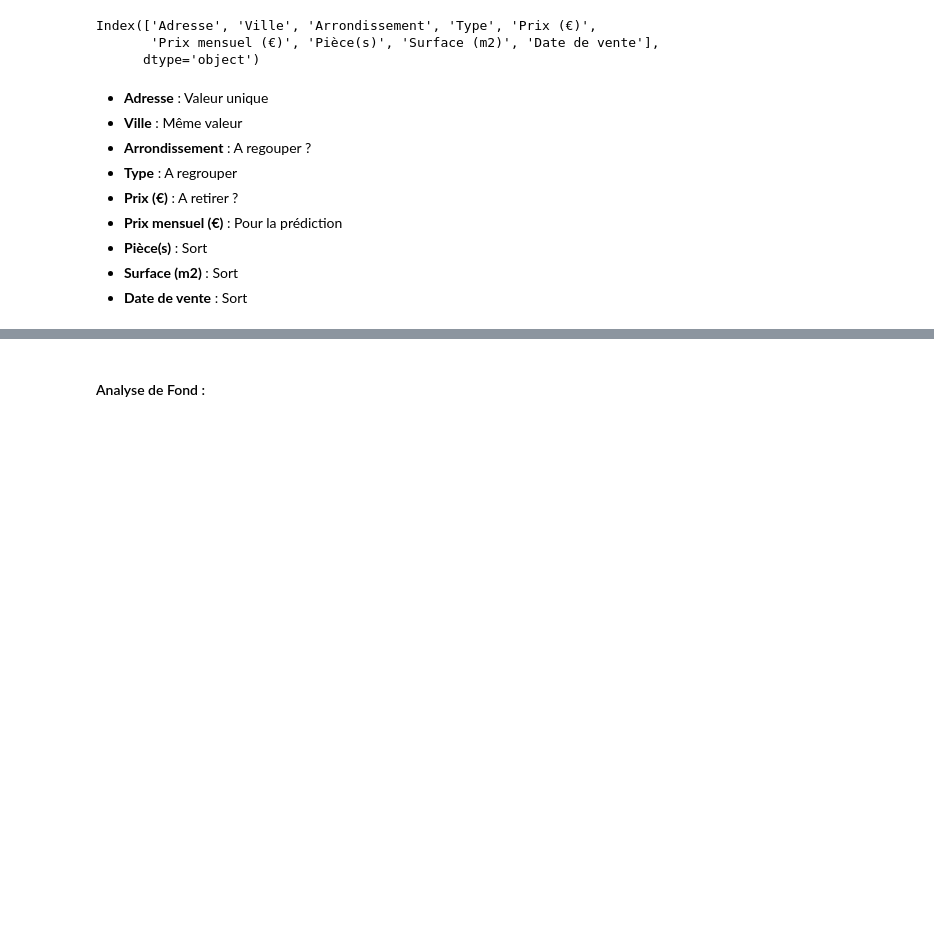
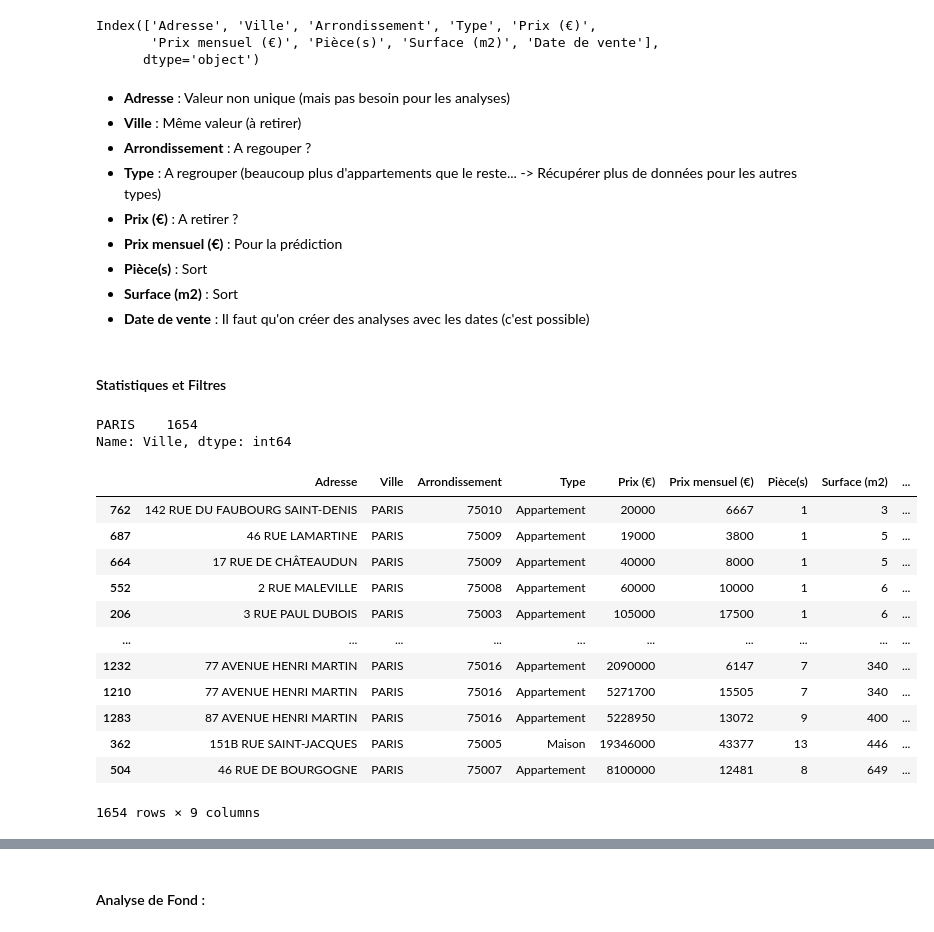
Before and after one commit to Zhuanu/Projet-DALAS, a Jupyter notebook: eda.ipynb, the cells around one changed output, grey strips where cells are left out. Cells and saved outputs as stored; diff of their text form; code cells hidden in the pictures; blank space fills up the shorter version.

```diff
--- a/eda.ipynb
+++ b/eda.ipynb
@@ -64,12 +91,39 @@ Index(['Adresse', 'Ville', 'Arrondissement', 'Type', 'Prix (€)',
        'Prix mensuel (€)', 'Pièce(s)', 'Surface (m2)', 'Date de vente'],
       dtype='object')
 # %% [markdown]
-- **Adresse** : Valeur unique
-- **Ville** : Même valeur
+- **Adresse** : Valeur non unique (mais pas besoin pour les analyses)
+- **Ville** : Même valeur (à retirer)
 - **Arrondissement** : A regouper ?
-- **Type** : A regrouper
+- **Type** : A regrouper (beaucoup plus d'appartements que le reste... -> Récupérer plus de données pour les autres types)
 - **Prix (€)** : A retirer ?
 - **Prix mensuel (€)** : Pour la prédiction
 - **Pièce(s)** : Sort
 - **Surface (m2)** : Sort
-- **Date de vente** : Sort
+- **Date de vente** : Il faut qu'on créer des analyses avec les dates (c'est possible)
+# %% [markdown]
+#### Statistiques et Filtres
+# %%
+# Counting
+
+df['Ville'].value_counts()
+# %% [output]
+PARIS    1654
+Name: Ville, dtype: int64
+# %%
+# Sorting
+
+df.sort_values('Surface (m2)')
+# %% [output]
+|  | Adresse | Ville | Arrondissement | Type | Prix (€) | Prix mensuel (€) | Pièce(s) | Surface (m2) | ... |
+| 762 | 142 RUE DU FAUBOURG SAINT-DENIS | PARIS | 75010 | Appartement | 20000 | 6667 | 1 | 3 | ... |
+| 687 | 46 RUE LAMARTINE | PARIS | 75009 | Appartement | 19000 | 3800 | 1 | 5 | ... |
+| 664 | 17 RUE DE CHÂTEAUDUN | PARIS | 75009 | Appartement | 40000 | 8000 | 1 | 5 | ... |
+| 552 | 2 RUE MALEVILLE | PARIS | 75008 | Appartement | 60000 | 10000 | 1 | 6 | ... |
+| 206 | 3 RUE PAUL DUBOIS | PARIS | 75003 | Appartement | 105000 | 17500 | 1 | 6 | ... |
+| ... | ... | ... | ... | ... | ... | ... | ... | ... | ... |
+| 1232 | 77 AVENUE HENRI MARTIN | PARIS | 75016 | Appartement | 2090000 | 6147 | 7 | 340 | ... |
+| 1210 | 77 AVENUE HENRI MARTIN | PARIS | 75016 | Appartement | 5271700 | 15505 | 7 | 340 | ... |
+| 1283 | 87 AVENUE HENRI MARTIN | PARIS | 75016 | Appartement | 5228950 | 13072 | 9 | 400 | ... |
+| 362 | 151B RUE SAINT-JACQUES | PARIS | 75005 | Maison | 19346000 | 43377 | 13 | 446 | ... |
+| 504 | 46 RUE DE BOURGOGNE | PARIS | 75007 | Appartement | 8100000 | 12481 | 8 | 649 | ... |
+1654 rows × 9 columns
```
Also changed, not shown: parts of 7 cells of this notebook.
